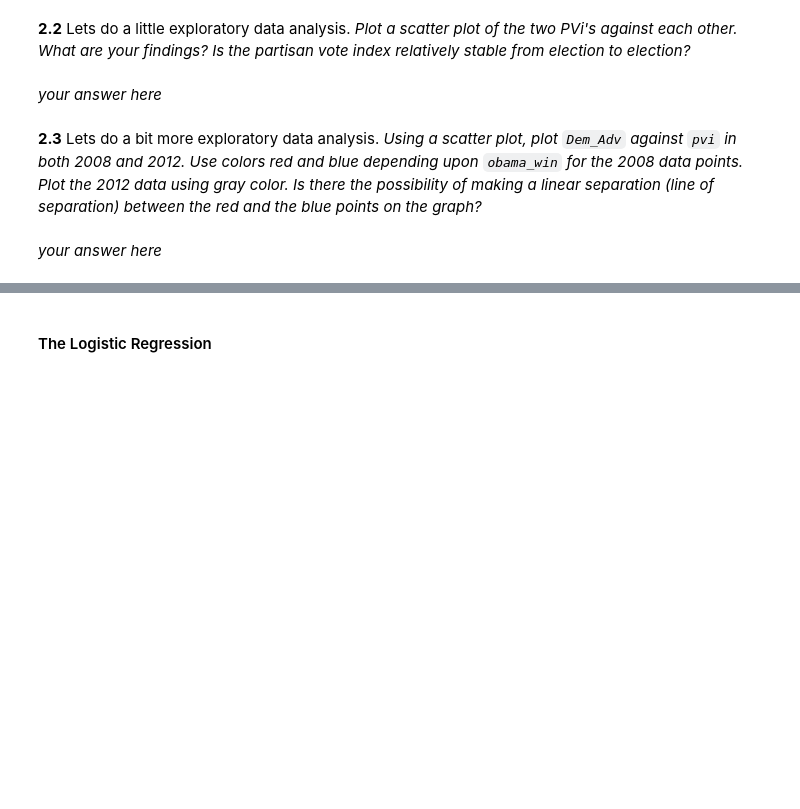
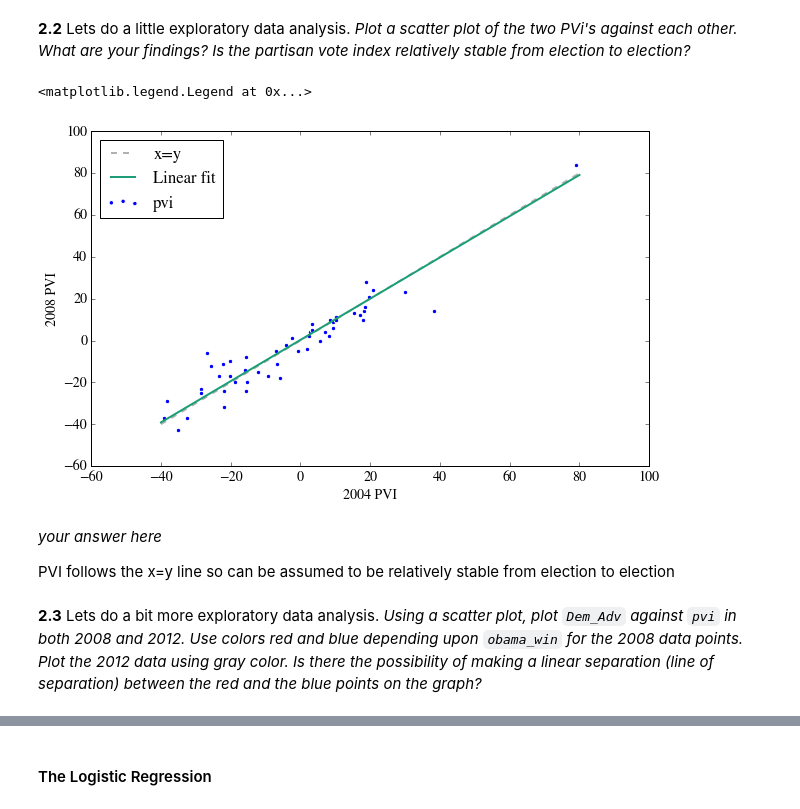
Before and after one commit to hiroshi-ishiiadajar/content, a Jupyter notebook: HW2.ipynb, the cells around one changed output, grey strips where cells are left out. Drawn from its saved outputs; the diff is of its cells as text; code cells hidden in the pictures; blank space fills up the shorter version.

Commit message:
Exploratory data analysis with PVIs
Confirmed stability of PVI across 2008 and 2012 election
Found through plotting that PVI could be used with D. advantage to
separate out D. or R. states

```diff
--- a/HW2.ipynb
+++ b/HW2.ipynb
@@ -830,5 +830,6 @@ e2008 = pd.DataFrame(pvi08, columns=['pvi'])
 e2008['Dem_Adv'] = prediction_08.Dem_Adv - prediction_08.Dem_Adv.mean()
 e2008['obama_win'] = (prediction_08.Dem_Win > 0).astype(int)
 e2008['Dem_Win'] = prediction_08.Dem_Win
-#print e2008
+e2008 = e2008.sort_index()
+e2008.head()
 # %% [output]
@@ -872,4 +877,20 @@ results2012.head()
-# %% [markdown]
-*your answer here*
+# %%
+#your code here
+plt.scatter(e2012.pvi, e2008.pvi)
+fit = np.polyfit(e2008.pvi, e2012.pvi, 1)
+x = np.linspace(-40, 80, 10)
+y = np.polyval(fit, x)
+plt.xlabel("2004 PVI")
+plt.ylabel("2008 PVI")
+plt.plot(x, x, '--k', alpha=.3, label='x=y')
+plt.plot(x, y, label='Linear fit')
+plt.legend(loc='upper left')
+# %% [output]
+<matplotlib.legend.Legend at 0x...>
+[figure, added]
+# %% [markdown]
+*your answer here*
+
+PVI follows the x=y line so can be assumed to be relatively stable from election to election
 # %% [markdown]
 **2.3** Lets do a bit more exploratory data analysis. *Using a scatter plot, plot `Dem_Adv` against `pvi` in both 2008 and 2012. Use colors red and blue depending upon `obama_win` for the 2008 data points.  Plot the 2012 data using gray color. Is there the possibility of making a linear separation (line of separation) between the red and the blue points on the graph?*
@@ -878,2 +896,0 @@ results2012.head()
-# %% [markdown]
-*your answer here*
```
Also changed, not shown: parts of 7 cells of this notebook.
